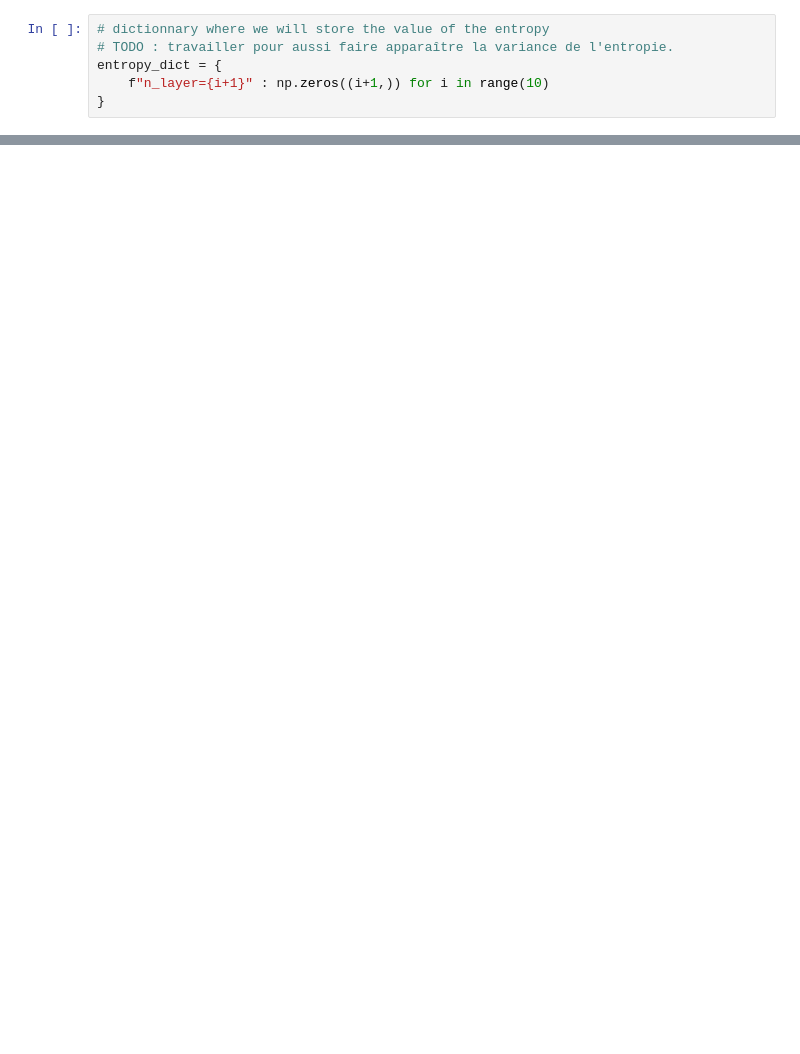
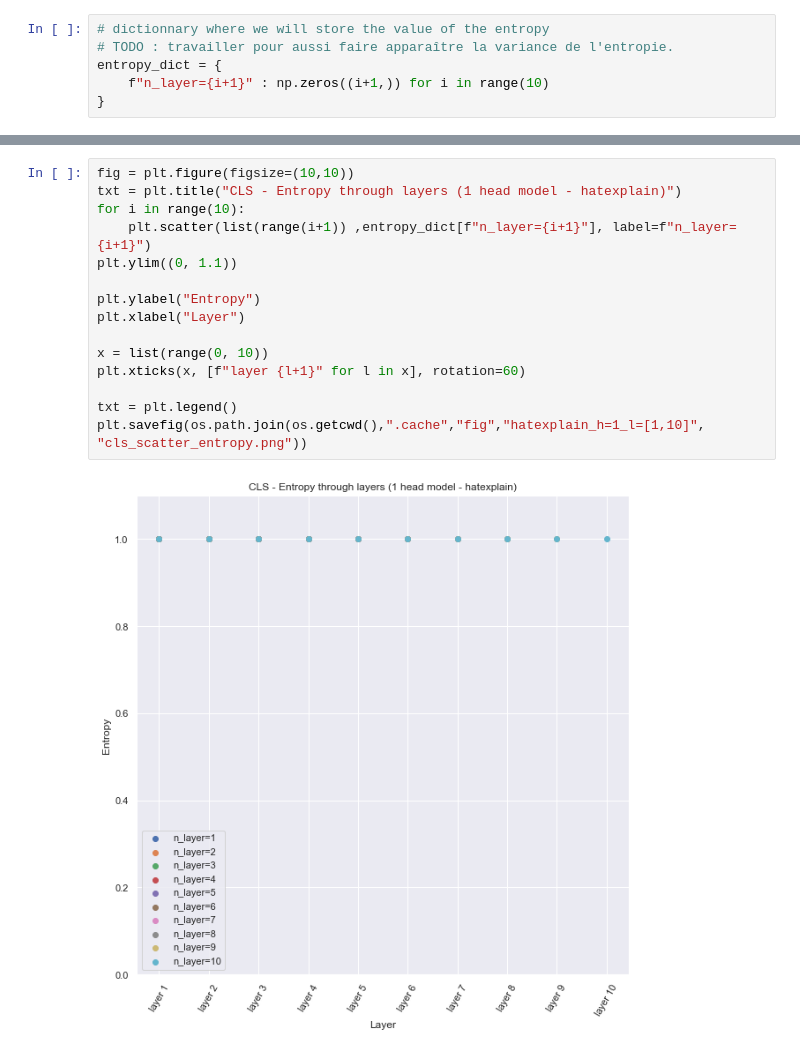
Before and after one commit to Kihansi95/ExplanationPairSentencesTasks, a Jupyter notebook: notebooks/attention_based/PIR - 5A - ENTROPY STUDY.ipynb, the cells around one changed output, grey strips where cells are left out. Cells and saved outputs as stored; diff of their text form; blank space fills up the shorter version.

```diff
--- a/notebooks/attention_based/PIR - 5A - ENTROPY STUDY.ipynb
+++ b/notebooks/attention_based/PIR - 5A - ENTROPY STUDY.ipynb
@@ -163,0 +201,17 @@ plt.savefig(os.path.join(os.getcwd(),".cache","fig","hatexplain_h=1_l=[1,10]", "
+# %%
+fig = plt.figure(figsize=(10,10))
+txt = plt.title("CLS - Entropy through layers (1 head model - hatexplain)")
+for i in range(10):
+    plt.scatter(list(range(i+1)) ,entropy_dict[f"n_layer={i+1}"], label=f"n_layer={i+1}")
+plt.ylim((0, 1.1))
+
+plt.ylabel("Entropy")
+plt.xlabel("Layer")
+
+x = list(range(0, 10))
+plt.xticks(x, [f"layer {l+1}" for l in x], rotation=60)
+
+txt = plt.legend()
+plt.savefig(os.path.join(os.getcwd(),".cache","fig","hatexplain_h=1_l=[1,10]", "cls_scatter_entropy.png"))
+# %% [output]
+[figure, added]
```
Also changed, not shown: parts of 5 cells of this notebook, 3 other files.
